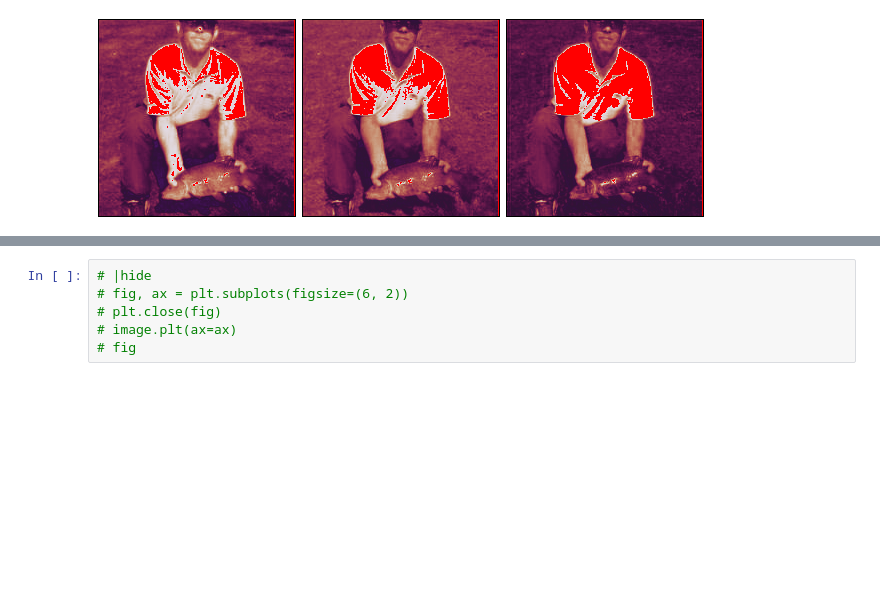
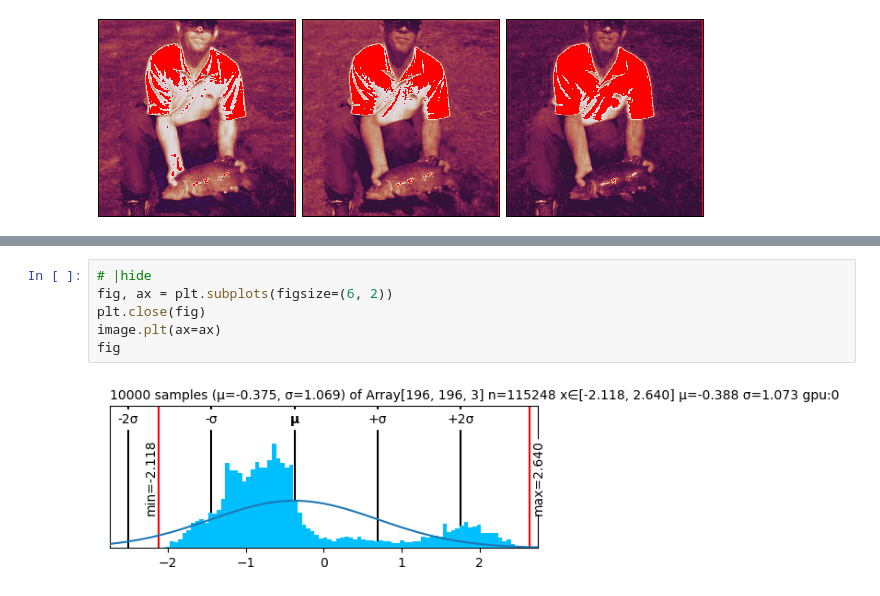
Before and after one commit to xl0/lovely-jax, a Jupyter notebook: nbs/10_patch.ipynb, the cells around one changed output, grey strips where cells are left out. Drawn from its saved outputs; the diff is of its cells as text; blank space fills up the shorter version.

```diff
--- a/nbs/10_patch.ipynb
+++ b/nbs/10_patch.ipynb
@@ -186,6 +198,8 @@ Array[196, 196, 3] n=115248 x∈[-0.135, 1.292] μ=0.384 σ=0.322 gpu:0
 # %%
 # |hide
-# fig, ax = plt.subplots(figsize=(6, 2))
-# plt.close(fig)
-# image.plt(ax=ax)
-# fig
+fig, ax = plt.subplots(figsize=(6, 2))
+plt.close(fig)
+image.plt(ax=ax)
+fig
+# %% [output]
+[figure, added]
```
Also changed, not shown: parts of 6 cells of this notebook, 17 other files.
